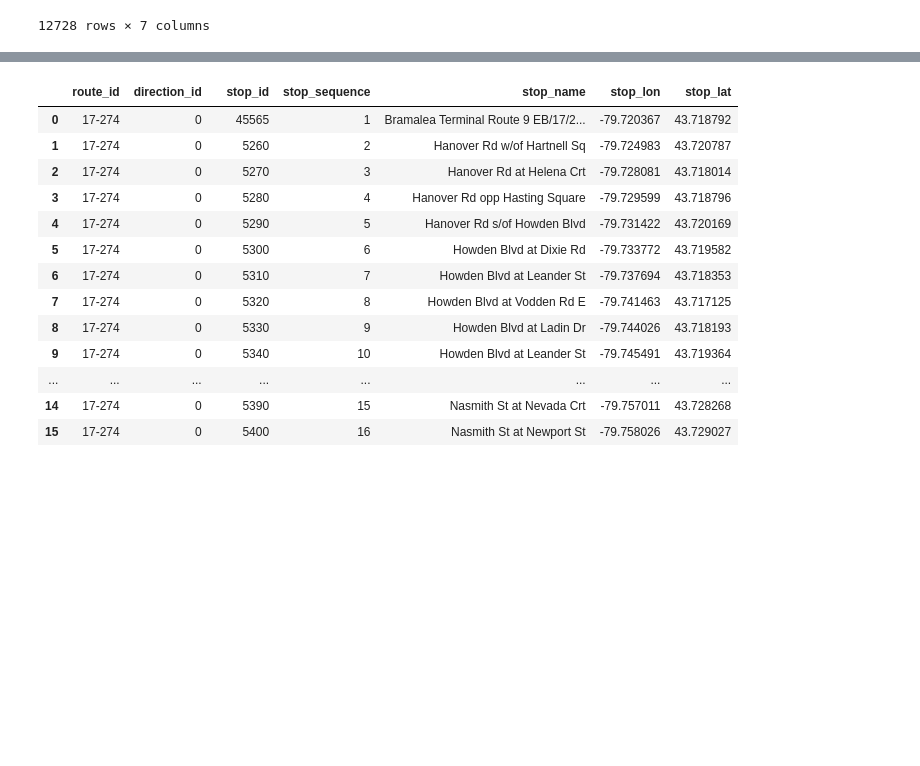
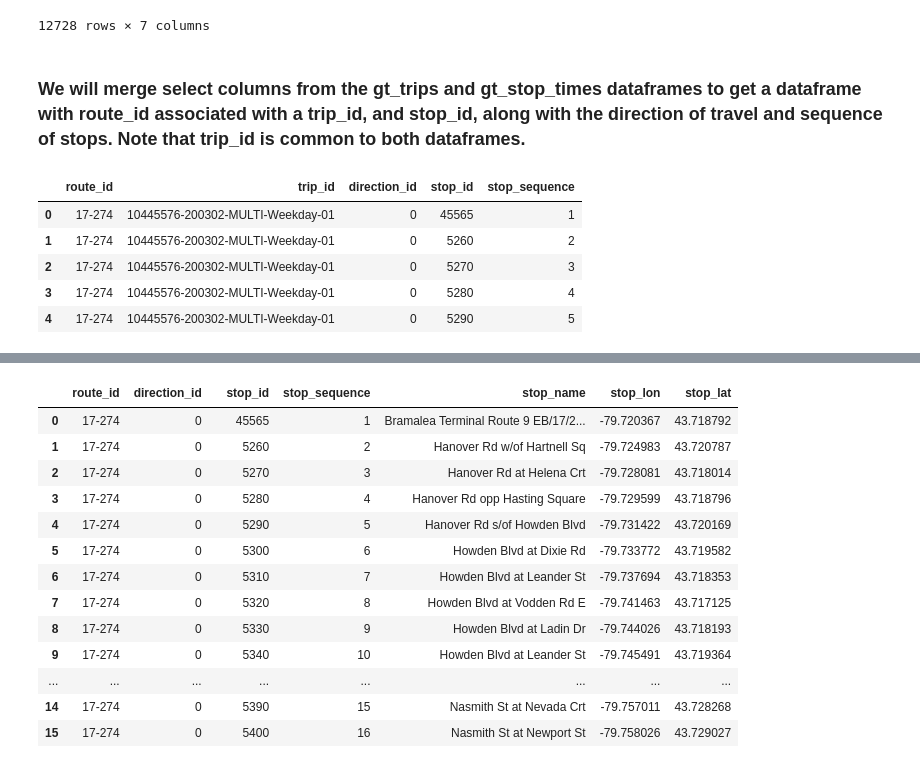
Before and after one commit to B33Boy/Traffic_Exploration, a Jupyter notebook: Bus Trip Planner.ipynb, the cells around one changed output, grey strips where cells are left out. Cells and saved outputs as stored; diff of their text form; code cells hidden in the pictures; blank space fills up the shorter version.

```diff
--- a/Bus Trip Planner.ipynb
+++ b/Bus Trip Planner.ipynb
@@ -115,3 +107,15 @@ gt_trips
 | 12726 | 511-274 | 200302-MULTI-Holiday1-01 | 10528256-200302-MULTI-Holiday1-01 | 511 ZUM STEELES EASTBOUND | 0 | 712240 | 5110017 |
 | 12727 | 511-274 | 200302-MULTI-Holiday1-01 | 10528257-200302-MULTI-Holiday1-01 | 511 ZUM STEELES EASTBOUND | 0 | 712241 | 5110017 |
 12728 rows × 7 columns
+# %% [markdown]
+### We will merge select columns from the gt_trips and gt_stop_times dataframes to get a dataframe with route_id associated with a trip_id, and stop_id, along with the direction of travel and sequence of stops. Note that trip_id is common to both dataframes.
+# %%
+routes_master = pd.merge(gt_trips[['route_id', 'trip_id', 'direction_id']], gt_stop_times[['trip_id', 'stop_id', 'stop_sequence']], how='inner')
+routes_master.head()
+# %% [output]
+|  | route_id | trip_id | direction_id | stop_id | stop_sequence |
+| 0 | 17-274 | 10445576-200302-MULTI-Weekday-01 | 0 | 45565 | 1 |
+| 1 | 17-274 | 10445576-200302-MULTI-Weekday-01 | 0 | 5260 | 2 |
+| 2 | 17-274 | 10445576-200302-MULTI-Weekday-01 | 0 | 5270 | 3 |
+| 3 | 17-274 | 10445576-200302-MULTI-Weekday-01 | 0 | 5280 | 4 |
+| 4 | 17-274 | 10445576-200302-MULTI-Weekday-01 | 0 | 5290 | 5 |
```
Also changed, not shown: parts of 24 cells of this notebook, 1 other file.
